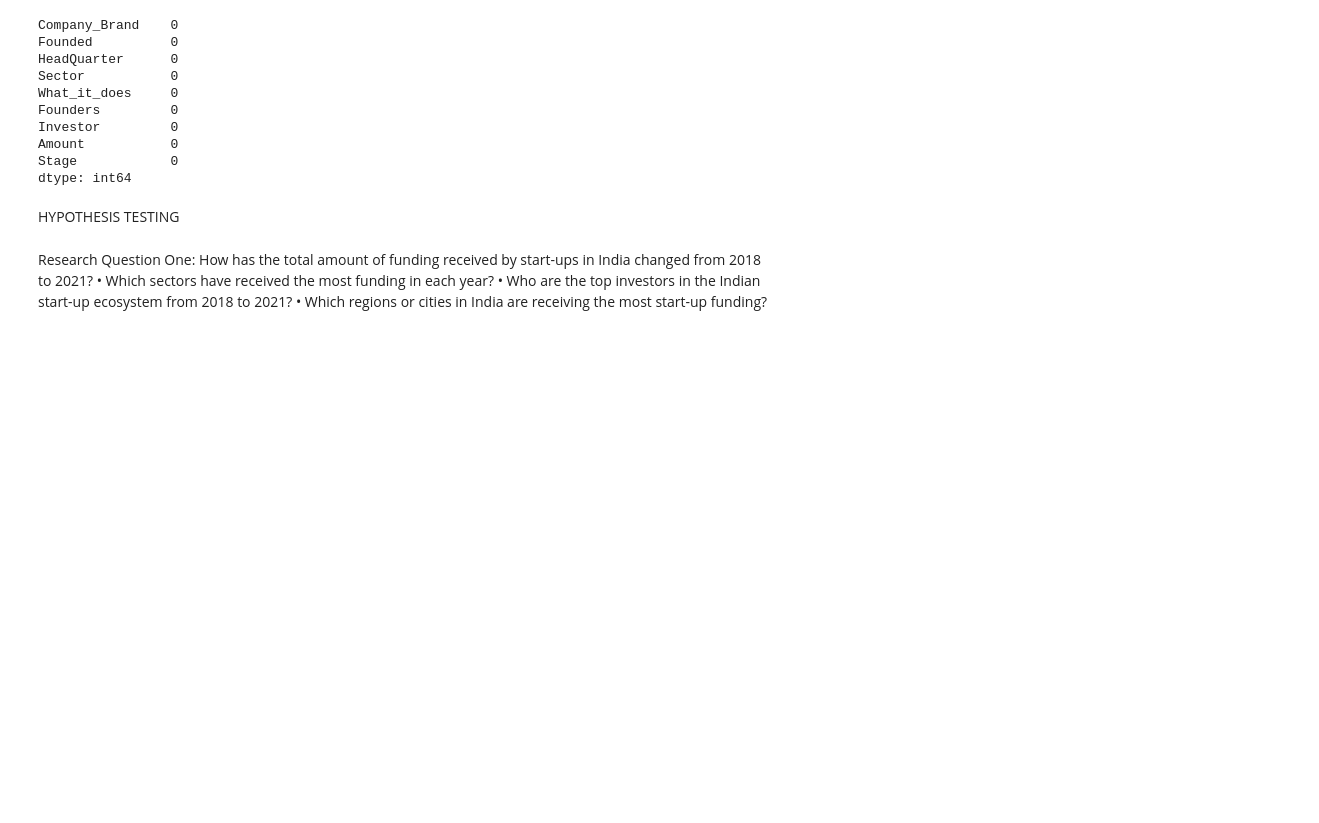
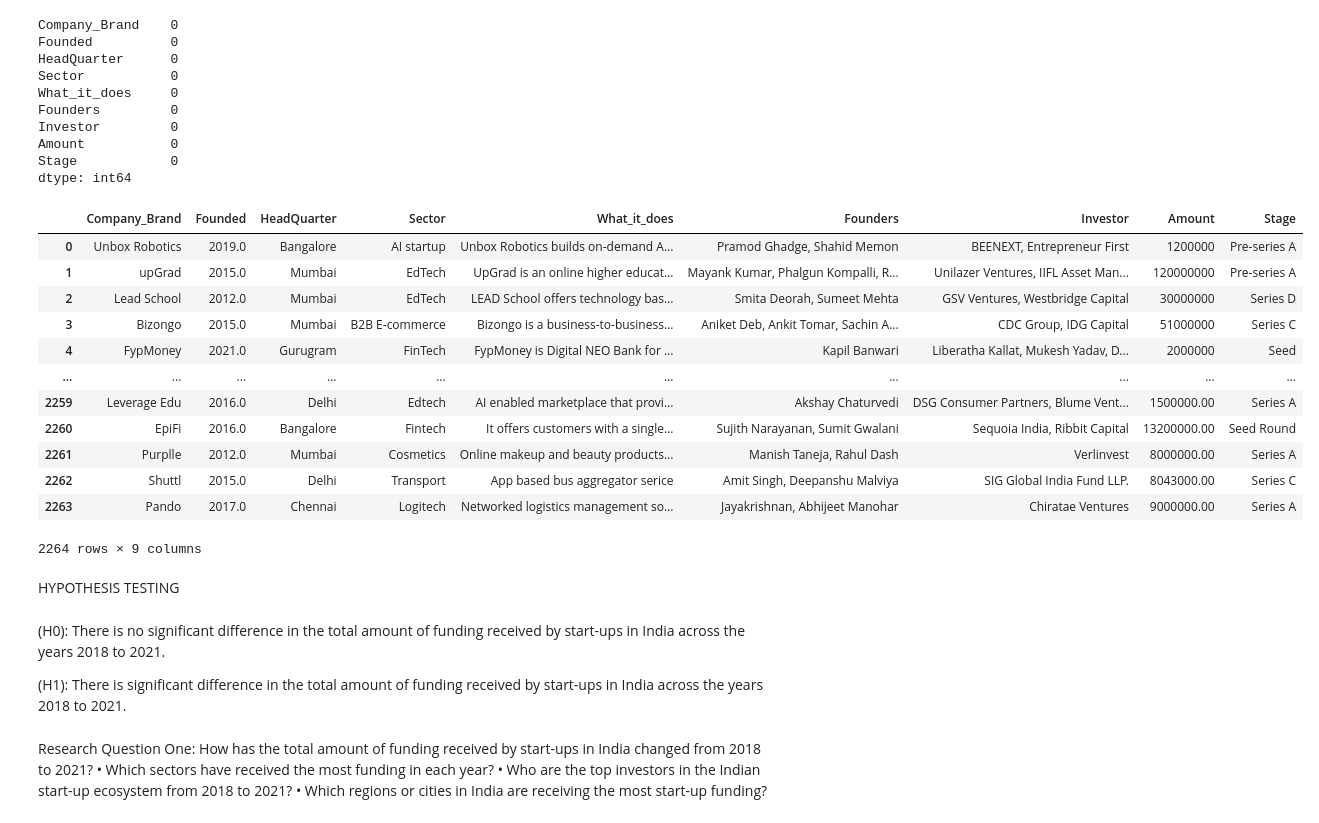
Before and after one commit to Babusto/Azubi-LP1-Project, a Jupyter notebook: Notebook/LP1.ipynb, the cells around one changed output. Cells and saved outputs as stored; diff of their text form; code cells hidden in the pictures; blank space fills up the shorter version.

```diff
--- a/Notebook/LP1.ipynb
+++ b/Notebook/LP1.ipynb
@@ -859,8 +860,28 @@ Investor         0
 Amount           0
 Stage            0
 dtype: int64
+# %%
+df_cleaned
+# %% [output]
+|  | Company_Brand | Founded | HeadQuarter | Sector | What_it_does | Founders | Investor | Amount | Stage |
+| 0 | Unbox Robotics | 2019.0 | Bangalore | AI startup | Unbox Robotics builds on-demand A... | Pramod Ghadge, Shahid Memon | BEENEXT, Entrepreneur First | 1200000 | Pre-series A |
+| 1 | upGrad | 2015.0 | Mumbai | EdTech | UpGrad is an online higher educat... | Mayank Kumar, Phalgun Kompalli, R... | Unilazer Ventures, IIFL Asset Man... | 120000000 | Pre-series A |
+| 2 | Lead School | 2012.0 | Mumbai | EdTech | LEAD School offers technology bas... | Smita Deorah, Sumeet Mehta | GSV Ventures, Westbridge Capital | 30000000 | Series D |
+| 3 | Bizongo | 2015.0 | Mumbai | B2B E-commerce | Bizongo is a business-to-business... | Aniket Deb, Ankit Tomar, Sachin A... | CDC Group, IDG Capital | 51000000 | Series C |
+| 4 | FypMoney | 2021.0 | Gurugram | FinTech | FypMoney is Digital NEO Bank for ... | Kapil Banwari | Liberatha Kallat, Mukesh Yadav, D... | 2000000 | Seed |
+| ... | ... | ... | ... | ... | ... | ... | ... | ... | ... |
+| 2259 | Leverage Edu | 2016.0 | Delhi | Edtech | AI enabled marketplace that provi... | Akshay Chaturvedi | DSG Consumer Partners, Blume Vent... | 1500000.00 | Series A |
+| 2260 | EpiFi | 2016.0 | Bangalore | Fintech | It offers customers with a single... | Sujith Narayanan, Sumit Gwalani | Sequoia India, Ribbit Capital | 13200000.00 | Seed Round |
+| 2261 | Purplle | 2012.0 | Mumbai | Cosmetics | Online makeup and beauty products... | Manish Taneja, Rahul Dash | Verlinvest | 8000000.00 | Series A |
+| 2262 | Shuttl | 2015.0 | Delhi | Transport | App based bus aggregator serice | Amit Singh, Deepanshu Malviya | SIG Global India Fund LLP. | 8043000.00 | Series C |
+| 2263 | Pando | 2017.0 | Chennai | Logitech | Networked logistics management so... | Jayakrishnan, Abhijeet Manohar | Chiratae Ventures | 9000000.00 | Series A |
+2264 rows × 9 columns
 # %% [markdown]
 HYPOTHESIS TESTING
+# %% [markdown]
+(H0): There is no significant difference in the total amount of funding received by start-ups in India across the years 2018 to 2021.
+
+(H1): There is significant difference in the total amount of funding received by start-ups in India across the years 2018 to 2021.
 # %% [markdown]
 Research Question One: How has the total amount of funding received by start-ups in India changed from 2018 to 2021?
 •	Which sectors have received the most funding in each year?
```
Also changed, not shown: parts of 4 cells of this notebook.
